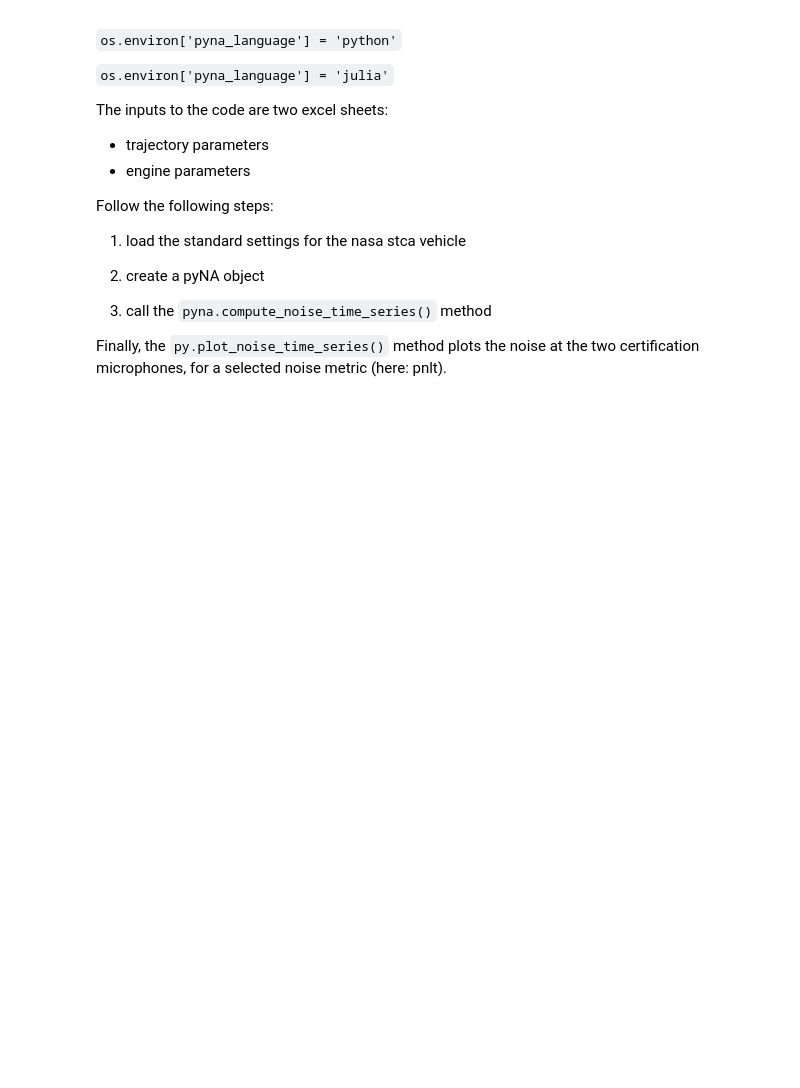
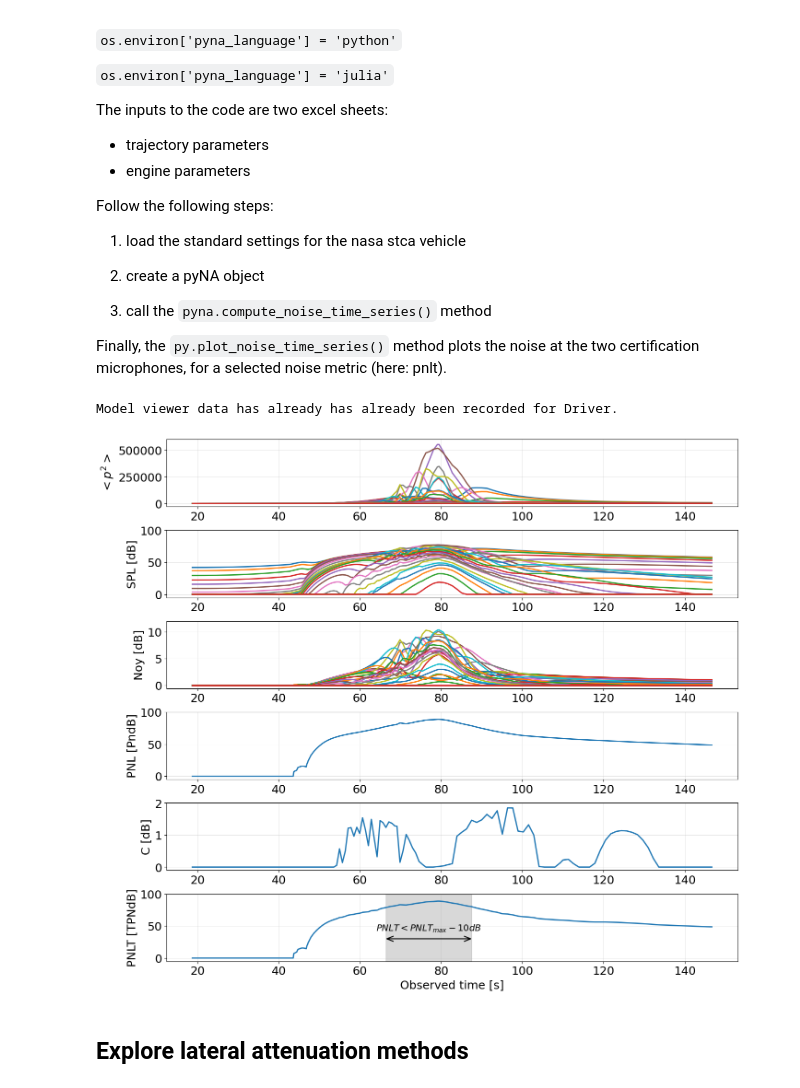
Before and after one commit to MIT-LAE/pyNA, a Jupyter notebook: pyNA/tutorials/Tutorial 1 - NASA STCA Standard - compute noise time series.ipynb, the cells around one changed output. Saved outputs shown, nothing was run; the diff lists cells and outputs as text; code cells hidden in the pictures; blank space fills up the shorter version.

```diff
--- a/pyNA/tutorials/Tutorial 1 - NASA STCA Standard - compute noise time series.ipynb
+++ b/pyNA/tutorials/Tutorial 1 - NASA STCA Standard - compute noise time series.ipynb
@@ -38,11 +38,11 @@ os.environ["pyna_language"] = 'julia'
 from pyNA.pyna import pyna
 # %%
 # Load default pyna settings
-if False:
+if True:
     pyna_settings = pyna.load_settings(case_name ='nasa_stca_standard')
     pyna_settings.all_sources = True
     pyna_settings.validation = True
-    pyna_settings.lateral_attenuation = True
+    pyna_settings.lateral_attenuation = False
     pyna_settings.engine_mounting = 'none'
 
     # pyna_settings.x_observer_array = np.array([[500., 450., 4*0.3048], [1000., 450., 4*0.3048]])
@@ -52,9 +52,63 @@ if False:
 
     # Compute noise
     py.compute_noise_time_series()
-
-    # Plot results
-    py.plot_noise_time_series(metric='pnlt')
+# %% [output]
+Model viewer data has already has already been recorded for Driver.
+# %%
+fig, ax = plt.subplots(6, 1, figsize=(16, 15))
+plt.style.use('../utils/plot.mplstyle')
+
+spl = py.problem.get_val('noise.levels.spl')[1,:,:]
+rho_0 = py.problem.get_val('noise.levels.rho_0')
+c_0 = py.problem.get_val('noise.levels.c_0')
+p_ref = 2e-5
+msap = np.zeros(np.shape(spl))
+for i in np.arange(np.size(rho_0)):
+    msap[i,:] = 10**((spl[i,:]-np.log10(rho_0[i]*2*c_0[i]**4/p_ref**2))/10)
+
+ax[0].plot(py.problem.get_val('noise.geometry.t_o')[1,:], msap)
+ax[0].set_ylabel('$<p^2>$')
+ax[0].set_yticks([0, 250000, 500000])
+ax[0].set_ylim([-30000, 600000])
+
+ax[1].plot(py.problem.get_val('noise.geometry.t_o')[1,:], py.problem.get_val('noise.levels.spl')[1,:,:])
+ax[1].set_ylabel('SPL [dB]')
+ax[1].set_yticks([0, 50, 100])
+ax[1].set_ylim([-5, 100])
+
+ax[2].plot(py.problem.get_val('noise.geometry.t_o')[1,:], py.problem.get_val('noise.levels.noy')[1,:,:])
+ax[2].set_ylabel('Noy [dB]')
+ax[2].set_ylim([-0.6, 12])
+ax[2].set_yticks([0, 5, 10])
+
+ax[3].plot(py.problem.get_val('noise.geometry.t_o')[1,:], py.problem.get_val('noise.levels.pnl')[1,:])
+ax[3].set_ylabel('PNL [PndB]')
+ax[3].set_yticks([0, 50, 100])
+ax[3].set_ylim([-5, 100])
+
+ax[4].plot(py.problem.get_val('noise.geometry.t_o')[1,:], py.problem.get_val('noise.levels.c_max')[1,:])
+ax[4].set_ylim([-0.1, 2])
+ax[4].set_ylabel('C [dB]')
+ax[4].set_yticks([0, 1, 2])
+
+ax[5].plot(py.problem.get_val('noise.geometry.t_o')[1,:], py.problem.get_val('noise.levels.pnlt')[1,:])
+ax[5].set_ylim([-5, 100])
+ax[5].set_ylabel('PNLT [TPNdB]')
+ax[5].set_xlabel('Observed time [s]')
+ax[5].set_yticks([0, 50, 100])
+
+pnlt = py.problem.get_val('noise.levels.pnlt')[1,:]
+t_epnl = py.problem.get_val('noise.geometry.t_o')[1,:][np.where(pnlt > np.max(pnlt)-10)[0]]
+ax[5].fill_between([t_epnl[0], t_epnl[-1]], [-5, -5], [100, 100], color='grey', alpha=0.3)
+ax[5].annotate("",
+              xy=(t_epnl[0]-0.4, 30), xycoords='data',
+              xytext=(t_epnl[-1]+0.4, 30), textcoords='data',
+              arrowprops=dict(arrowstyle="<->, head_length=1., head_width=0.4", connectionstyle="arc3", lw=1.5), )
+ax[5].annotate(s="$PNLT < PNLT_{max} - 10 dB$", xy=(0.5*(t_epnl[0]+t_epnl[-1]), 42), ha='center', fontsize=14)
+
+plt.subplots_adjust(hspace=0.35)
+# %% [output]
+[figure, added]
 # %%
 # Load default pyna settings
 if False:
@@ -89,6 +143,8 @@ if False:
 
     # Plot results
     py.plot_noise_time_series(metric='pnlt')
+# %% [markdown]
+## Explore lateral attenuation methods
 # %%
 # Load default pyna settings
 n = 31
```
Also changed, not shown: parts of 5 cells of this notebook, 27 other files.
